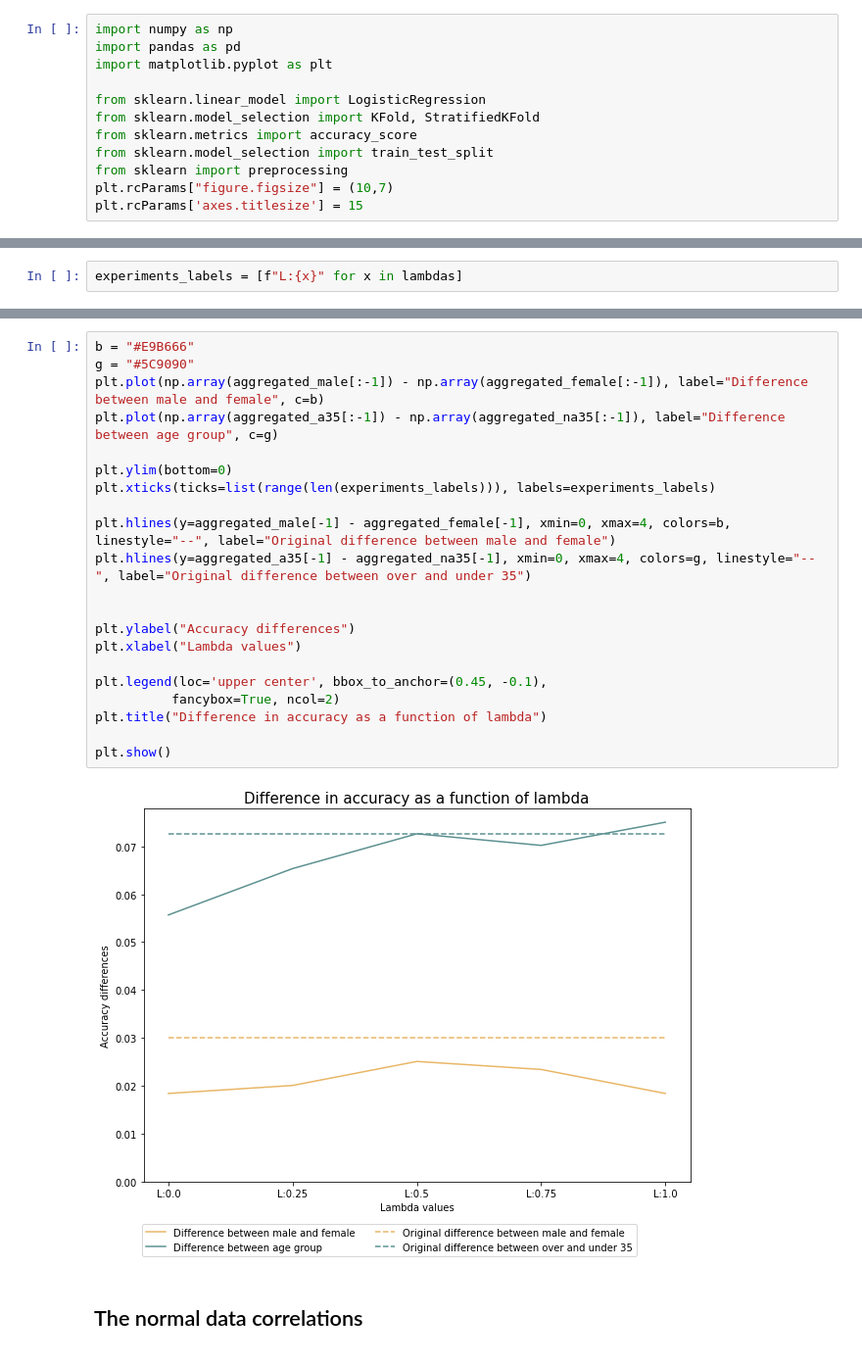
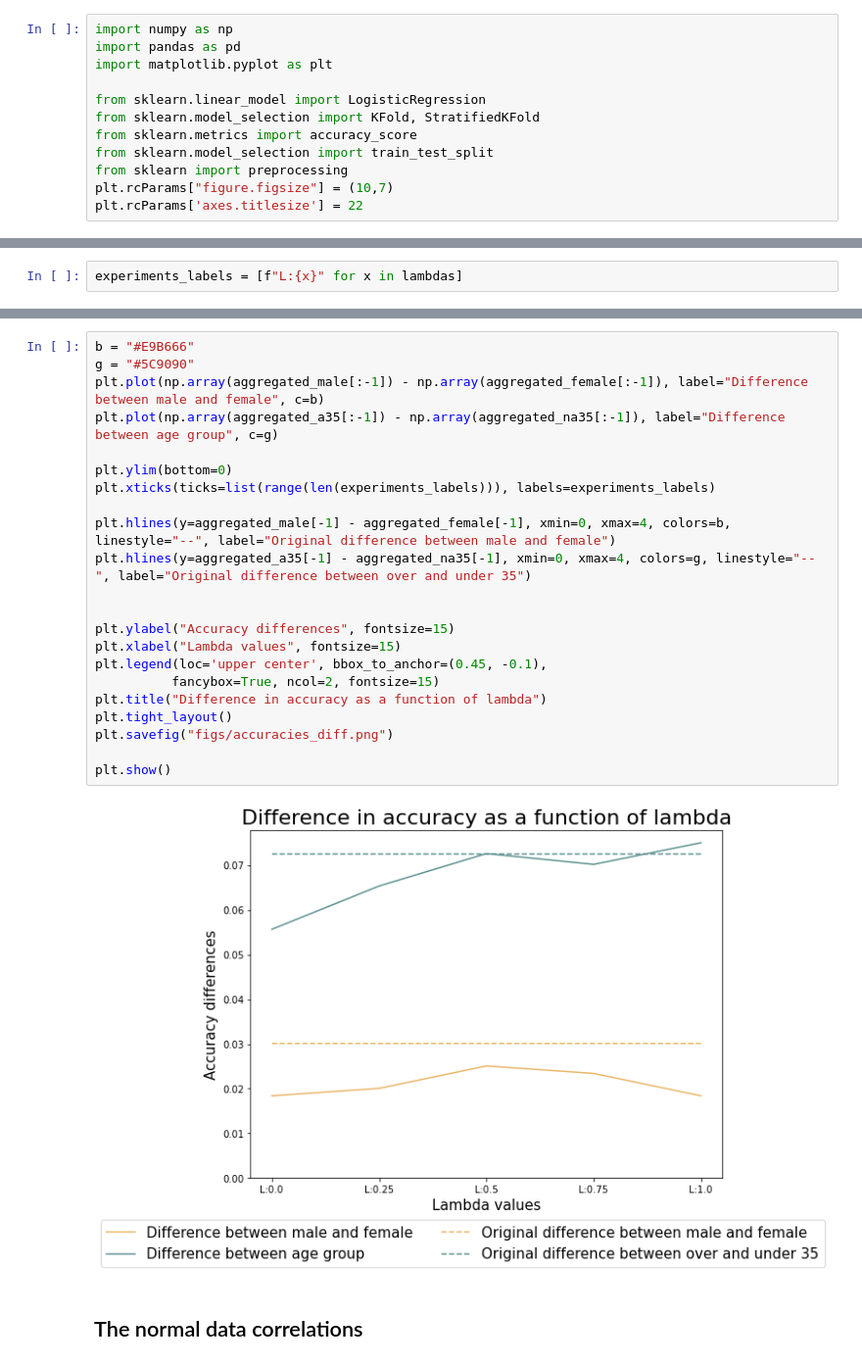
Before and after one commit to ViktorTorp/debiasing_credit_card_data, a Jupyter notebook: 00_debiasing_credit_card_data.ipynb, the cells around one changed output, grey strips where cells are left out. Shown at 98% size. Drawn from its saved outputs; the diff is of its cells as text.

```diff
--- a/00_debiasing_credit_card_data.ipynb
+++ b/00_debiasing_credit_card_data.ipynb
@@ -9,7 +9,7 @@ from sklearn.metrics import accuracy_score
 from sklearn.model_selection import train_test_split
 from sklearn import preprocessing
 plt.rcParams["figure.figsize"] = (10,7)
-plt.rcParams['axes.titlesize'] = 15
+plt.rcParams['axes.titlesize'] = 22
 # %% [markdown]
 Using the preprocessed South German Credit Card data use the techniques presented in *A Geometric Solution to Fair Representation* to create a fairer version of the dataset. For this assignment you will work with 2 protected attributes: gender and age (in the dataset they are called personal_status_sex and age). personal_status_sex = 0 means the person is male, while personal_status_sex = 1 means the person is female. age is given in years.
 # %%
@@ -454,26 +459,27 @@ plt.show()
 # %%
 b = "#E9B666"
 g = "#5C9090"
 plt.plot(np.array(aggregated_male[:-1]) - np.array(aggregated_female[:-1]), label="Difference between male and female", c=b)
 plt.plot(np.array(aggregated_a35[:-1]) - np.array(aggregated_na35[:-1]), label="Difference between age group", c=g)
 
 plt.ylim(bottom=0)
 plt.xticks(ticks=list(range(len(experiments_labels))), labels=experiments_labels)
 
 plt.hlines(y=aggregated_male[-1] - aggregated_female[-1], xmin=0, xmax=4, colors=b, linestyle="--", label="Original difference between male and female")
 plt.hlines(y=aggregated_a35[-1] - aggregated_na35[-1], xmin=0, xmax=4, colors=g, linestyle="--", label="Original difference between over and under 35")
 
 
-plt.ylabel("Accuracy differences")
-plt.xlabel("Lambda values")
-
+plt.ylabel("Accuracy differences", fontsize=15)
+plt.xlabel("Lambda values", fontsize=15)
 plt.legend(loc='upper center', bbox_to_anchor=(0.45, -0.1),
-          fancybox=True, ncol=2)
+          fancybox=True, ncol=2, fontsize=15)
 plt.title("Difference in accuracy as a function of lambda")
+plt.tight_layout()
+plt.savefig("figs/accuracies_diff.png")
 
 plt.show()
 # %% [output]
-[figure, old version]
+[figure, new version]
 # %% [markdown]
 ## The normal data correlations
 # %%
```
Also changed, not shown: parts of 16 cells of this notebook, 11 other files.
